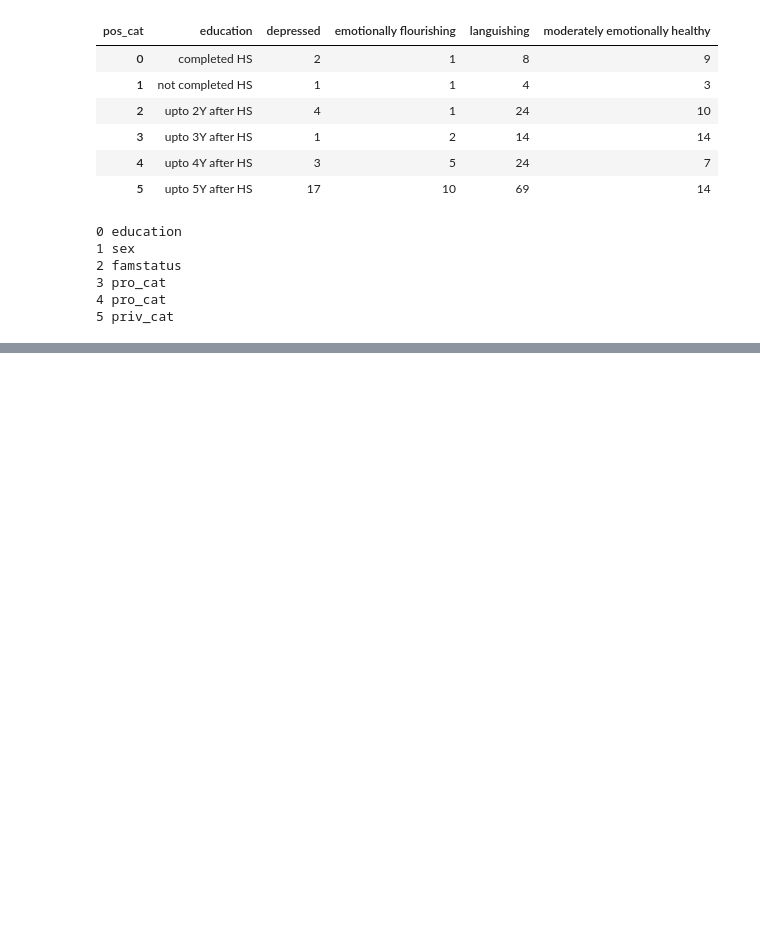
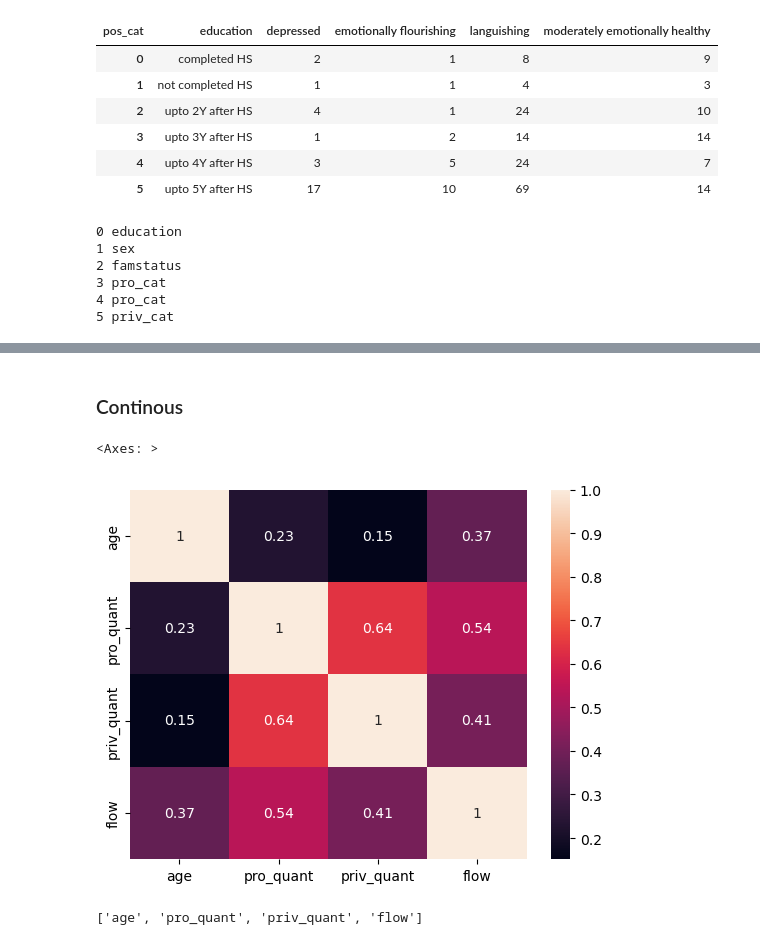
Before and after one commit to dcrey7/emlyon_dsais, a Jupyter notebook: 3.INTRO TO ML/flourishing.ipynb, the cells around one changed output, grey strips where cells are left out. Cells and saved outputs as stored; diff of their text form; code cells hidden in the pictures; blank space fills up the shorter version.

```diff
--- a/3.INTRO TO ML/flourishing.ipynb
+++ b/3.INTRO TO ML/flourishing.ipynb
@@ -435,2 +435,9 @@ Completed plot 5 of 6
 Completed plot 6 of 6
 ... (6 outputs left out)
+# %% [markdown]
+### Continous
+# %%
+sns.heatmap(df[numerical_cols].corr(),annot=True)
+# %% [output]
+<Axes: >
+[figure, added]
@@ -436,0 +493,4 @@ Completed plot 6 of 6
+# %%
+numerical_cols
+# %% [output]
+['age', 'pro_quant', 'priv_quant', 'flow']
```
Also changed, not shown: parts of 19 cells of this notebook, 5 other files.
